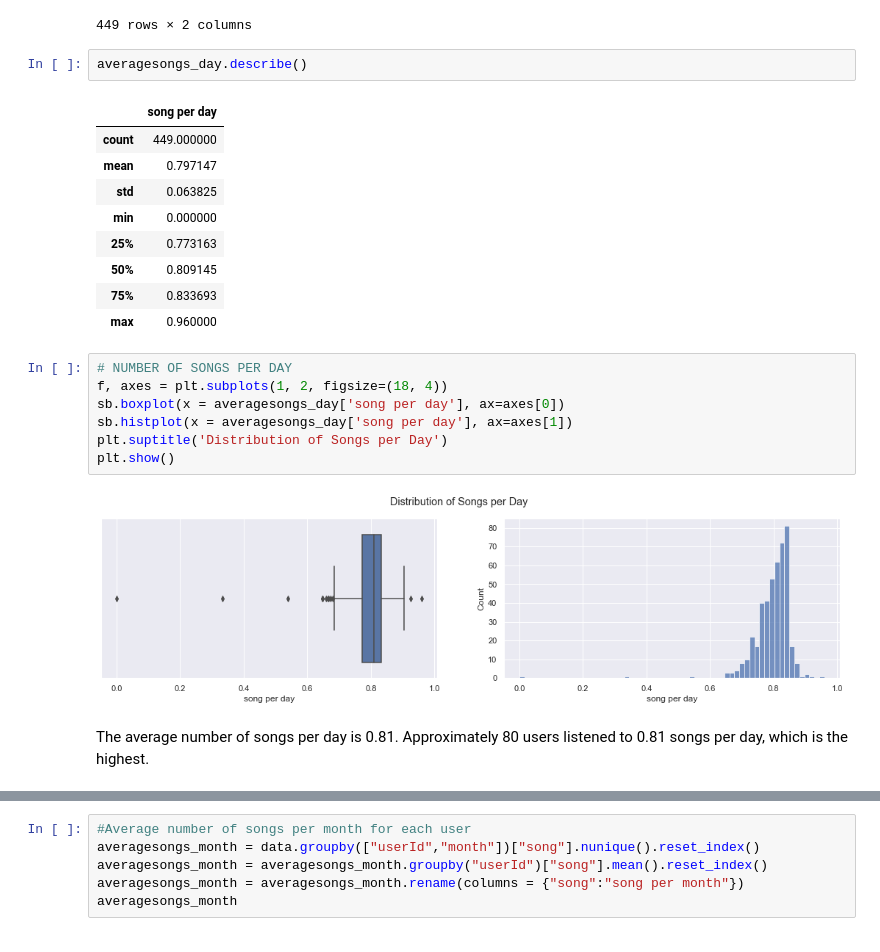
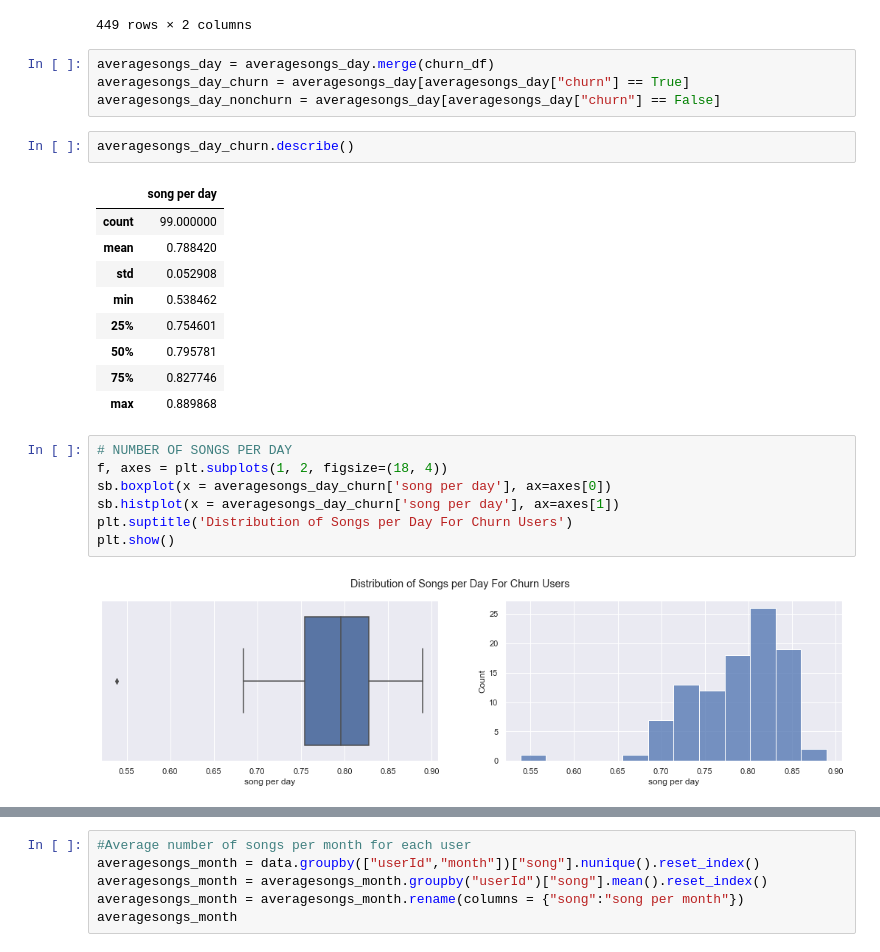
Before and after one commit to AloysiusTan/SC1015-MiniProject, a Jupyter notebook: Main Code - Sparkify Churn Data.ipynb, the cells around one changed output, grey strips where cells are left out. Drawn from its saved outputs; the diff is of its cells as text.

```diff
--- a/Main Code - Sparkify Churn Data.ipynb
+++ b/Main Code - Sparkify Churn Data.ipynb
@@ -503,26 +526,28 @@ averagesongs_day
 | 447 | 98 | 0.838901 |
 | 448 | 99 | 0.843333 |
 449 rows × 2 columns
+# %%
+averagesongs_day = averagesongs_day.merge(churn_df)
+averagesongs_day_churn = averagesongs_day[averagesongs_day["churn"] == True]
+averagesongs_day_nonchurn = averagesongs_day[averagesongs_day["churn"] == False]
 # %%
-averagesongs_day.describe()
+averagesongs_day_churn.describe()
 # %% [output]
 |  | song per day |
-| count | 449.000000 |
-| mean | 0.797147 |
-| std | 0.063825 |
-| min | 0.000000 |
-| 25% | 0.773163 |
-| 50% | 0.809145 |
-| 75% | 0.833693 |
-| max | 0.960000 |
+| count | 99.000000 |
+| mean | 0.788420 |
+| std | 0.052908 |
+| min | 0.538462 |
+| 25% | 0.754601 |
+| 50% | 0.795781 |
+| 75% | 0.827746 |
+| max | 0.889868 |
 # %%
 # NUMBER OF SONGS PER DAY
 f, axes = plt.subplots(1, 2, figsize=(18, 4))
-sb.boxplot(x = averagesongs_day['song per day'], ax=axes[0])
-sb.histplot(x = averagesongs_day['song per day'], ax=axes[1])
-plt.suptitle('Distribution of Songs per Day')
+sb.boxplot(x = averagesongs_day_churn['song per day'], ax=axes[0])
+sb.histplot(x = averagesongs_day_churn['song per day'], ax=axes[1])
+plt.suptitle('Distribution of Songs per Day For Churn Users')
 plt.show()
 # %% [output]
-[figure, old version]
+[figure, new version]
-# %% [markdown]
-The average number of songs per day is 0.81. Approximately 80 users listened to 0.81 songs per day, which is the highest.
```
Also changed, not shown: parts of 73 cells of this notebook.
